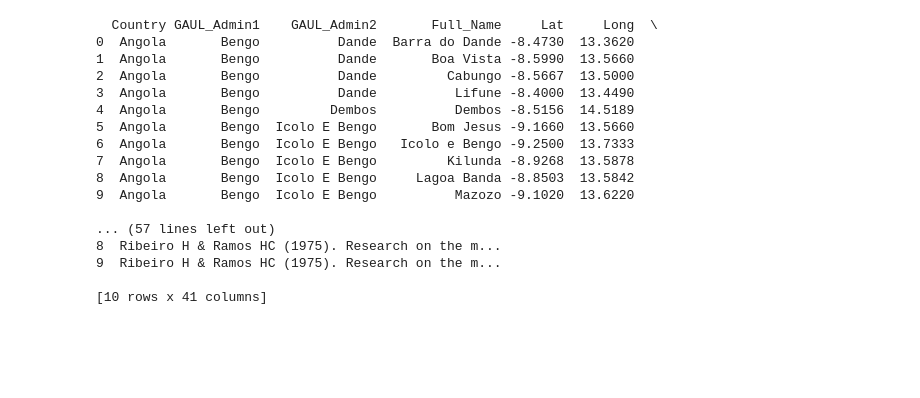
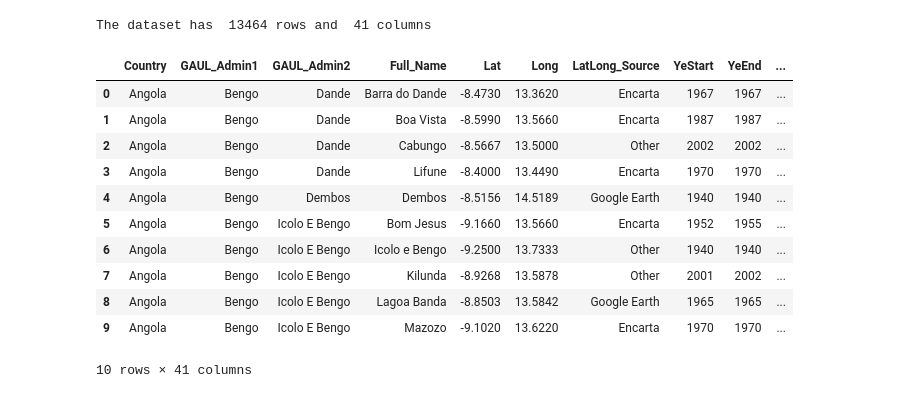
Before and after one commit to SebastianS09/Malaria, a Jupyter notebook: African_anopheline_vectors.ipynb, the cells around one changed output. Cells and saved outputs as stored; diff of their text form; code cells hidden in the pictures; blank space fills up the shorter version.

Commit message:
preliminary steps and data cleaning

```diff
--- a/African_anopheline_vectors.ipynb
+++ b/African_anopheline_vectors.ipynb
@@ -22,26 +30,23 @@ XXX
 # %%
 import numpy as np
 import pandas as pd
 
-
 data_raw = pd.read_csv("https://raw.githubusercontent.com/SebastianS09/Malaria/master/Data/Malaria.csv")
 
-print(data_raw.head(10))
+print("The dataset has ",data_raw.shape[0],"rows and ",data_raw.shape[1],"columns")
+
+data_raw.head(10)
 # %% [output]
-  Country GAUL_Admin1    GAUL_Admin2       Full_Name     Lat     Long  \
-0  Angola       Bengo          Dande  Barra do Dande -8.4730  13.3620
-1  Angola       Bengo          Dande       Boa Vista -8.5990  13.5660
-2  Angola       Bengo          Dande         Cabungo -8.5667  13.5000
-3  Angola       Bengo          Dande          Lifune -8.4000  13.4490
-4  Angola       Bengo         Dembos          Dembos -8.5156  14.5189
-5  Angola       Bengo  Icolo E Bengo       Bom Jesus -9.1660  13.5660
-6  Angola       Bengo  Icolo E Bengo   Icolo e Bengo -9.2500  13.7333
-7  Angola       Bengo  Icolo E Bengo         Kilunda -8.9268  13.5878
-8  Angola       Bengo  Icolo E Bengo     Lagoa Banda -8.8503  13.5842
-9  Angola       Bengo  Icolo E Bengo          Mazozo -9.1020  13.6220
-
-... (57 lines left out)
-8  Ribeiro H & Ramos HC (1975). Research on the m...
-9  Ribeiro H & Ramos HC (1975). Research on the m...
-
-[10 rows x 41 columns]
+The dataset has  13464 rows and  41 columns
+|  | Country | GAUL_Admin1 | GAUL_Admin2 | Full_Name | Lat | Long | LatLong_Source | YeStart | YeEnd | ... |
+| 0 | Angola | Bengo | Dande | Barra do Dande | -8.4730 | 13.3620 | Encarta | 1967 | 1967 | ... |
+| 1 | Angola | Bengo | Dande | Boa Vista | -8.5990 | 13.5660 | Encarta | 1987 | 1987 | ... |
+| 2 | Angola | Bengo | Dande | Cabungo | -8.5667 | 13.5000 | Other | 2002 | 2002 | ... |
+| 3 | Angola | Bengo | Dande | Lifune | -8.4000 | 13.4490 | Encarta | 1970 | 1970 | ... |
+| 4 | Angola | Bengo | Dembos | Dembos | -8.5156 | 14.5189 | Google Earth | 1940 | 1940 | ... |
+| 5 | Angola | Bengo | Icolo E Bengo | Bom Jesus | -9.1660 | 13.5660 | Encarta | 1952 | 1955 | ... |
+| 6 | Angola | Bengo | Icolo E Bengo | Icolo e Bengo | -9.2500 | 13.7333 | Other | 1940 | 1940 | ... |
+| 7 | Angola | Bengo | Icolo E Bengo | Kilunda | -8.9268 | 13.5878 | Other | 2001 | 2002 | ... |
+| 8 | Angola | Bengo | Icolo E Bengo | Lagoa Banda | -8.8503 | 13.5842 | Google Earth | 1965 | 1965 | ... |
+| 9 | Angola | Bengo | Icolo E Bengo | Mazozo | -9.1020 | 13.6220 | Encarta | 1970 | 1970 | ... |
+10 rows × 41 columns
```
Also changed, not shown: parts of 10 cells of this notebook.
